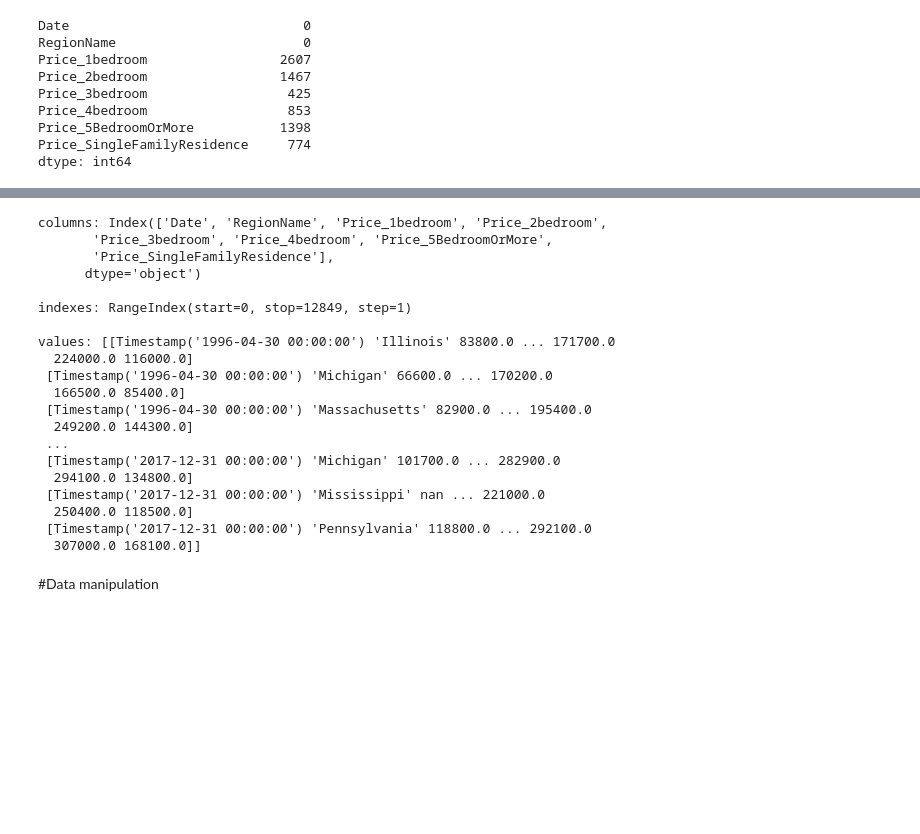
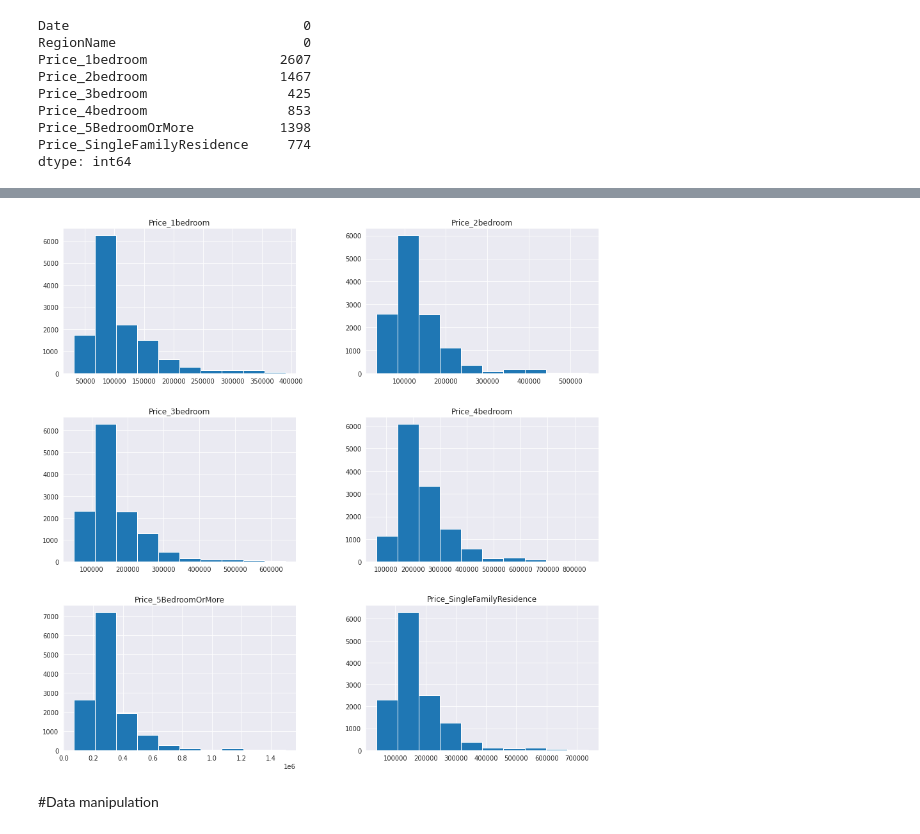
Before and after one commit to MaliheDahmardeh/state-house-price-analysis-SM, a Jupyter notebook: state-house-price-analysis.ipynb, the cells around one changed output, grey strips where cells are left out. Drawn from its saved outputs; the diff is of its cells as text; code cells hidden in the pictures; blank space fills up the shorter version.

```diff
--- a/state-house-price-analysis.ipynb
+++ b/state-house-price-analysis.ipynb
@@ -182,31 +208,9 @@ df.describe()
 | max | 390200.000000 | 542400.000000 | 639700.000000 | 850400.000000 | 1.497000e+06 | ... |
-# %%
-print('columns:', df.columns)
-print('')
-print('indexes:', df.index)
-print('')
-print('values:', df.values)
-# %% [output]
-columns: Index(['Date', 'RegionName', 'Price_1bedroom', 'Price_2bedroom',
-       'Price_3bedroom', 'Price_4bedroom', 'Price_5BedroomOrMore',
-       'Price_SingleFamilyResidence'],
-      dtype='object')
-
-indexes: RangeIndex(start=0, stop=12849, step=1)
-
-values: [[Timestamp('1996-04-30 00:00:00') 'Illinois' 83800.0 ... 171700.0
-  224000.0 116000.0]
- [Timestamp('1996-04-30 00:00:00') 'Michigan' 66600.0 ... 170200.0
-  166500.0 85400.0]
- [Timestamp('1996-04-30 00:00:00') 'Massachusetts' 82900.0 ... 195400.0
-  249200.0 144300.0]
- ...
- [Timestamp('2017-12-31 00:00:00') 'Michigan' 101700.0 ... 282900.0
-  294100.0 134800.0]
- [Timestamp('2017-12-31 00:00:00') 'Mississippi' nan ... 221000.0
-  250400.0 118500.0]
- [Timestamp('2017-12-31 00:00:00') 'Pennsylvania' 118800.0 ... 292100.0
-  307000.0 168100.0]]
+# %%
+df_hist = df.drop(columns=['Date'],axis=1)
+df_hist.hist(figsize=(15,15));
+# %% [output]
+[figure, added]
 # %% [markdown]
 #Data manipulation
 # %%
```
Also changed, not shown: parts of 21 cells of this notebook.
